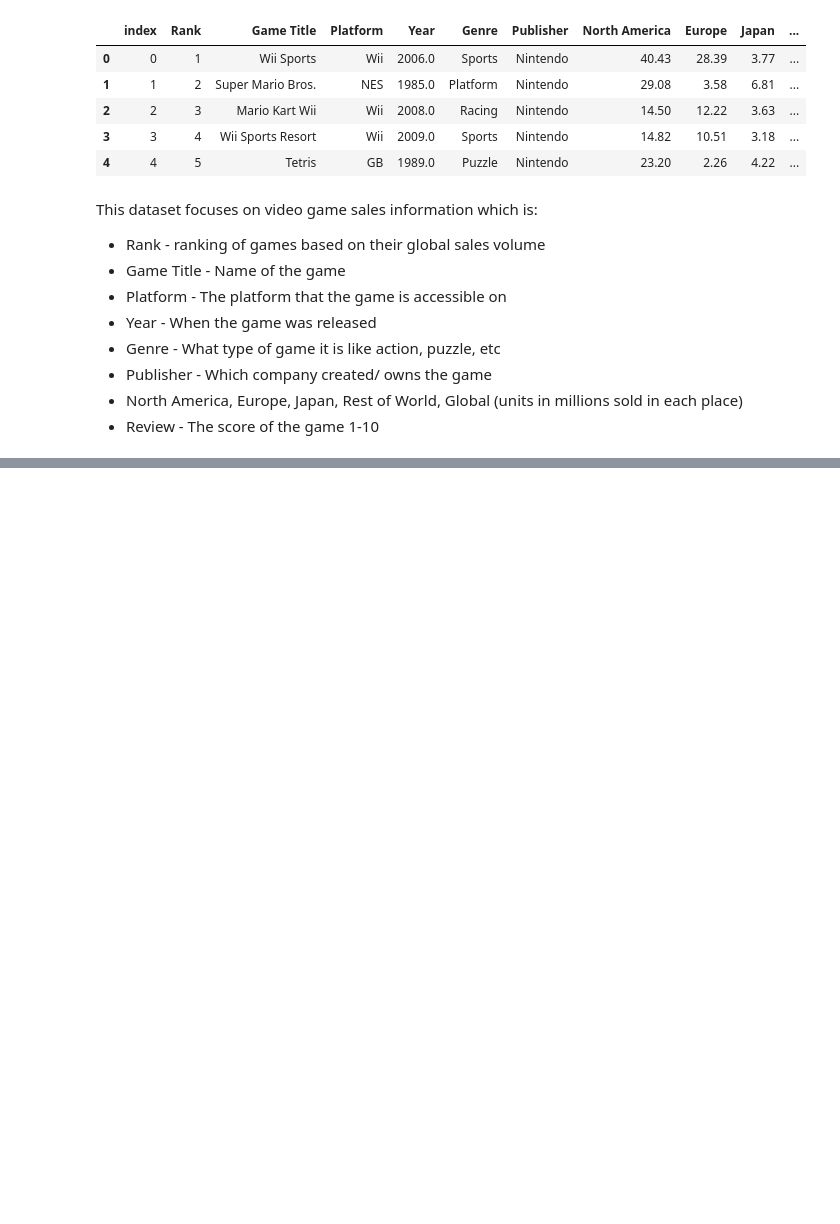
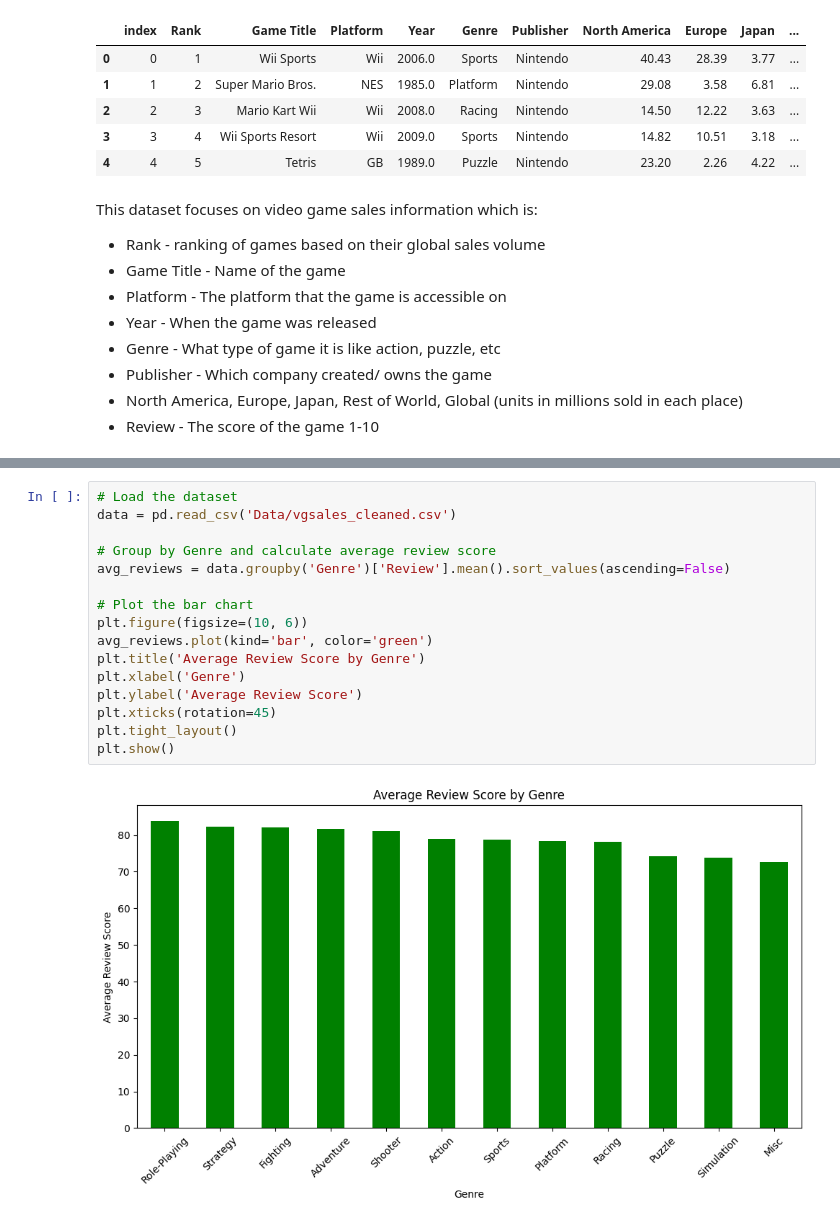
Before and after one commit to MichaelJDB/Video-Game-Sales-Analysis, a Jupyter notebook: jupyter_notebooks/EDA.ipynb, the cells around one changed output, grey strips where cells are left out. Saved outputs shown, nothing was run; the diff lists cells and outputs as text; blank space fills up the shorter version.

```diff
--- a/jupyter_notebooks/EDA.ipynb
+++ b/jupyter_notebooks/EDA.ipynb
@@ -59,0 +88,18 @@ This dataset focuses on video game sales information which is:
+# %%
+# Load the dataset
+data = pd.read_csv('Data/vgsales_cleaned.csv')
+
+# Group by Genre and calculate average review score
+avg_reviews = data.groupby('Genre')['Review'].mean().sort_values(ascending=False)
+
+# Plot the bar chart
+plt.figure(figsize=(10, 6))
+avg_reviews.plot(kind='bar', color='green')
+plt.title('Average Review Score by Genre')
+plt.xlabel('Genre')
+plt.ylabel('Average Review Score')
+plt.xticks(rotation=45)
+plt.tight_layout()
+plt.show()
+# %% [output]
+[figure, added]
```
Also changed, not shown: parts of 7 cells of this notebook.
